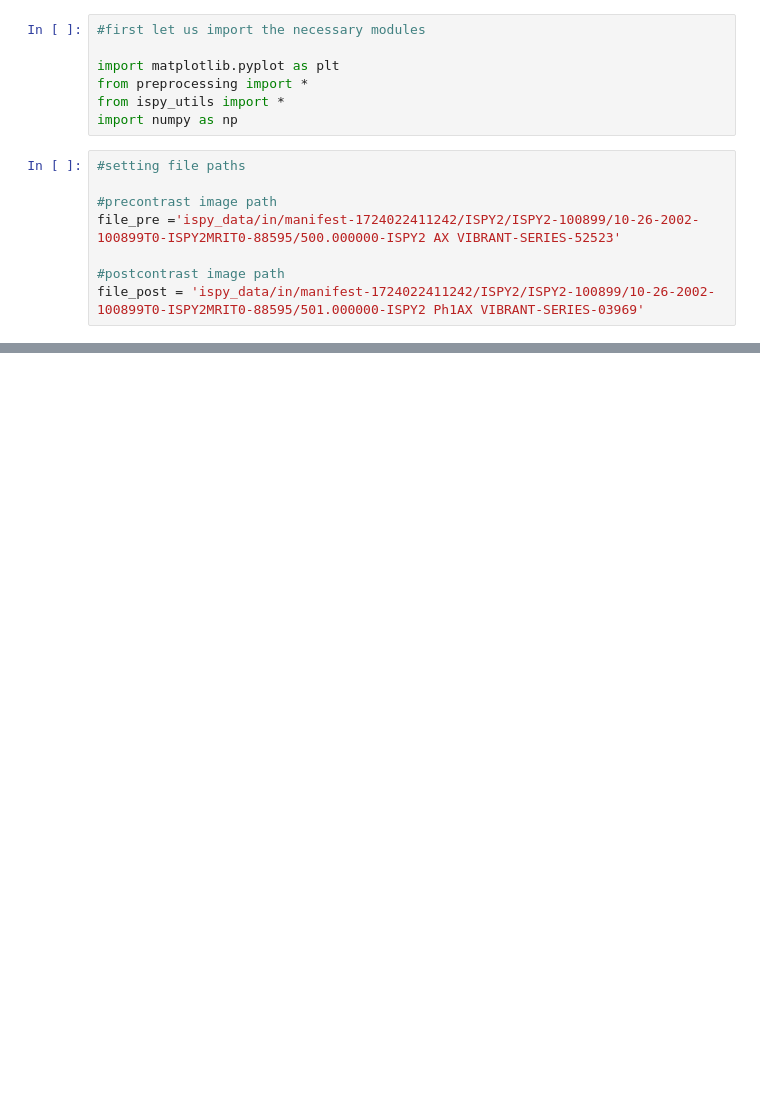
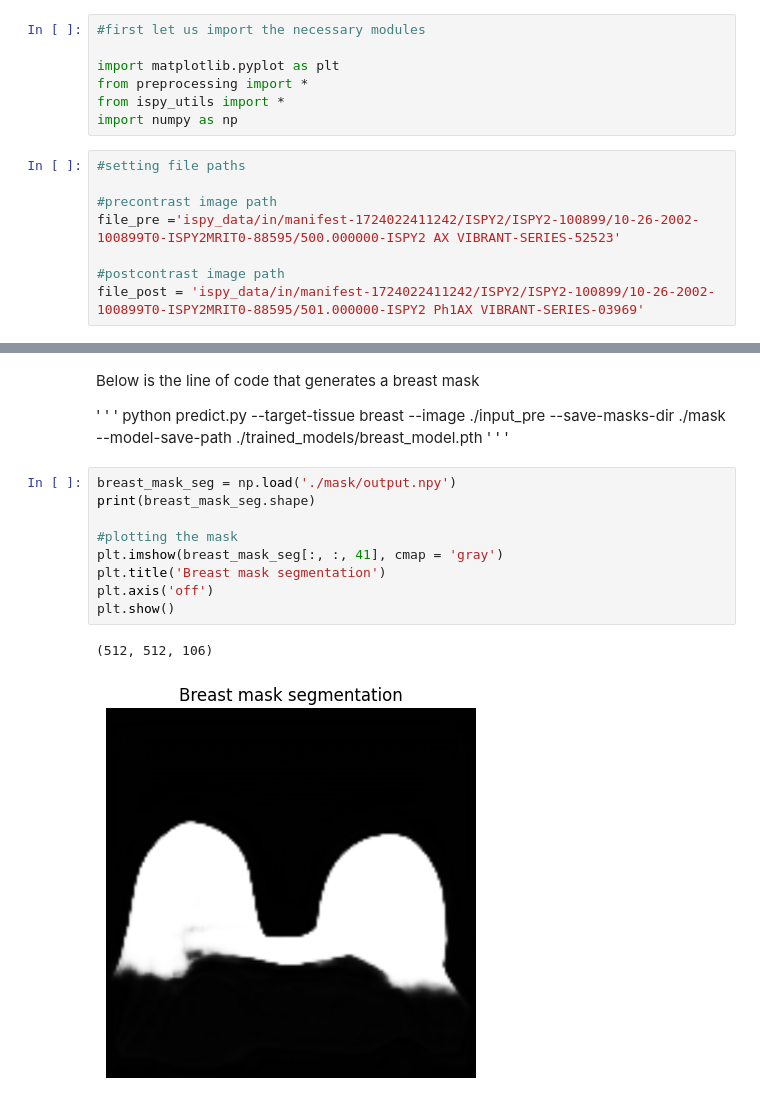
Before and after one commit to hsuryainfo/3D-Breast-FGT-and-Blood-Vessel-Segmentation, a Jupyter notebook: ispy.ipynb, the cells around one changed output, grey strips where cells are left out. Drawn from its saved outputs; the diff is of its cells as text; blank space fills up the shorter version.

```diff
--- a/ispy.ipynb
+++ b/ispy.ipynb
@@ -61,0 +44,18 @@ NameError: name 'read_precontrast_mri_ispy' is not defined
+# %% [markdown]
+Below is the line of code that generates a breast mask
+
+' ' '
+python predict.py --target-tissue breast --image ./input_pre --save-masks-dir ./mask --model-save-path ./trained_models/breast_model.pth
+' ' '
+# %%
+breast_mask_seg = np.load('./mask/output.npy')
+print(breast_mask_seg.shape)
+
+#plotting the mask
+plt.imshow(breast_mask_seg[:, :, 41], cmap = 'gray')
+plt.title('Breast mask segmentation')
+plt.axis('off')
+plt.show()
+# %% [output]
+(512, 512, 106)
+[figure, added]
```
Also changed, not shown: parts of 6 cells of this notebook.
